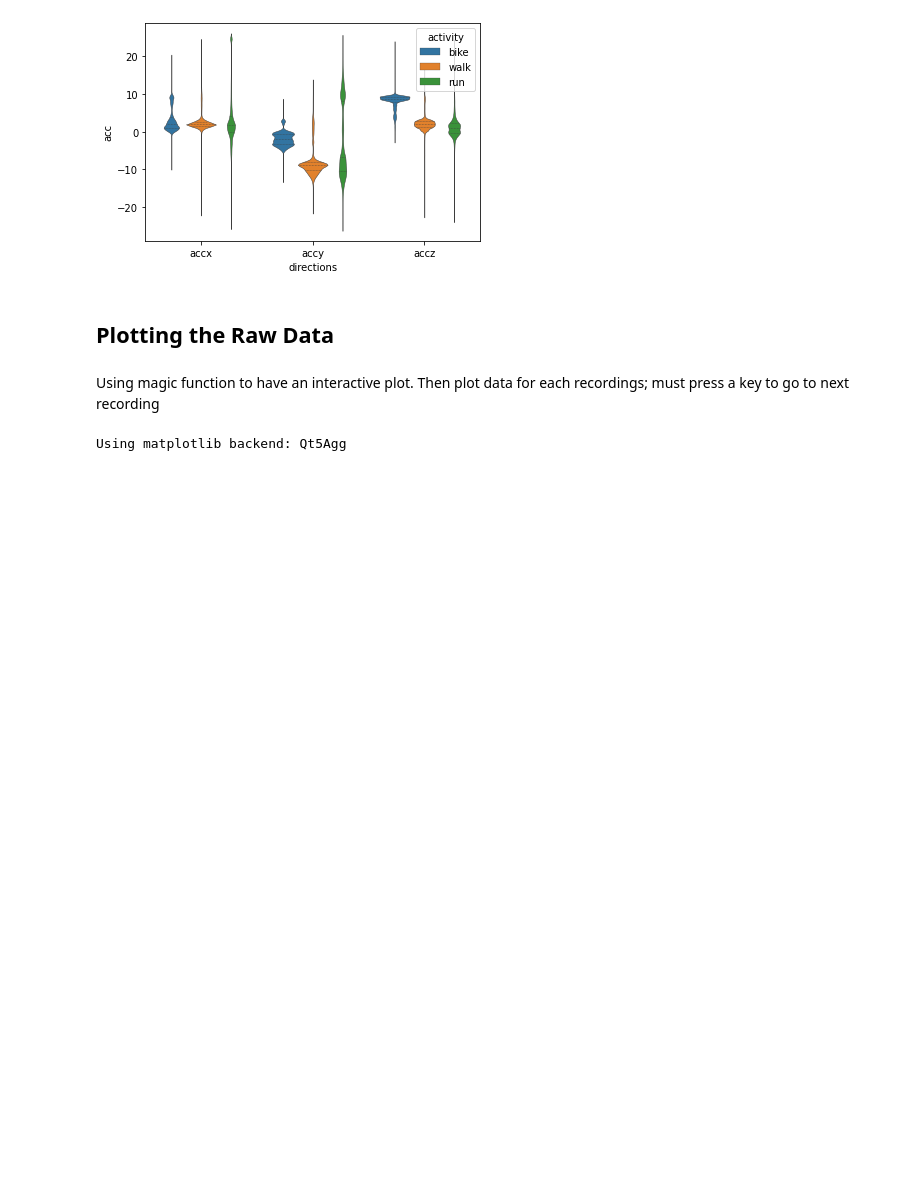
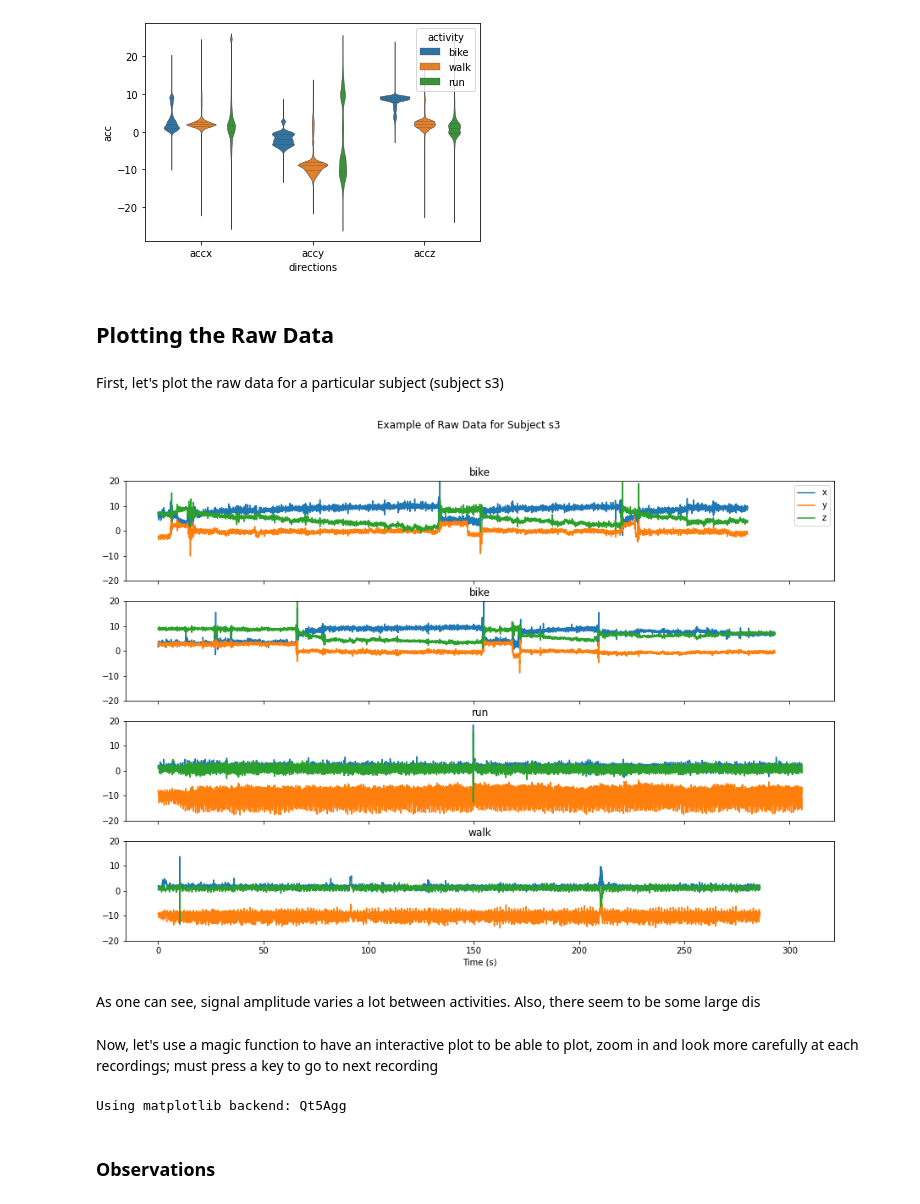
Before and after one commit to DidierAll/Activity_Classification-Biking, a Jupyter notebook: Activity Classification - Biking.ipynb, the cells around one changed output. Saved outputs shown, nothing was run; the diff lists cells and outputs as text; code cells hidden in the pictures; blank space fills up the shorter version.

```diff
--- a/Activity Classification - Biking.ipynb
+++ b/Activity Classification - Biking.ipynb
@@ -159,3 +155,5 @@ ax = sns.violinplot(x="directions", y="acc", hue="activity",
 [figure]
 # %% [markdown]
 ## Plotting the Raw Data
+# %% [markdown]
+First, let's plot the raw data for a particular subject (subject s3)
@@ -162,5 +162,33 @@ ax = sns.violinplot(x="directions", y="acc", hue="activity",
+# %%
+
+fig = plt.figure(figsize=(15, 10))
+axs = fig.subplots(4, sharex=True, sharey=True)
+
+i = 0
+fig.suptitle('Example of Raw Data for Subject s3')
+for subject, activity, df in sorted(data[6:10], key=lambda x: x[1]):
+    ts = np.arange(len(df)) / fs
+    axs[i].plot(ts, df.accx, label='x')
+    axs[i].plot(ts, df.accy, label='y')
+    axs[i].plot(ts, df.accz, label='z')
+    axs[i].set_title('{}'.format(activity))
+    if i == 0:
+        axs[i].legend()
+    #
+    i = i + 1
+
+axs[3].set_ylim((-20, 20))
+axs[3].set_xlabel('Time (s)')
+plt.draw()
+# hide x-axis label
+for ax in axs:
+    ax.label_outer()
+# %% [output]
+[figure, added]
+# %% [markdown]
+As one can see, signal amplitude varies a lot between activities. Also, there seem to be some large dis
 # %% [markdown]
-Using magic function to have an interactive plot. Then plot data for each recordings; must press a key to go to next recording
+Now, let's use a magic function to have an interactive plot to be able to plot, zoom in and look more carefully at each recordings; must press a key to go to next recording
 # %%
 %matplotlib auto
 # %% [output]
@@ -181,4 +209,6 @@ for subject, activity, df in sorted(data, key=lambda x: x[1]):
     # wait for user input (key); can still use mouse button
     while not plt.waitforbuttonpress(timeout=1):
         pass
+# %% [markdown]
+### Observations
 # %% [markdown]
```
Also changed, not shown: parts of 38 cells of this notebook, 3 other files.
